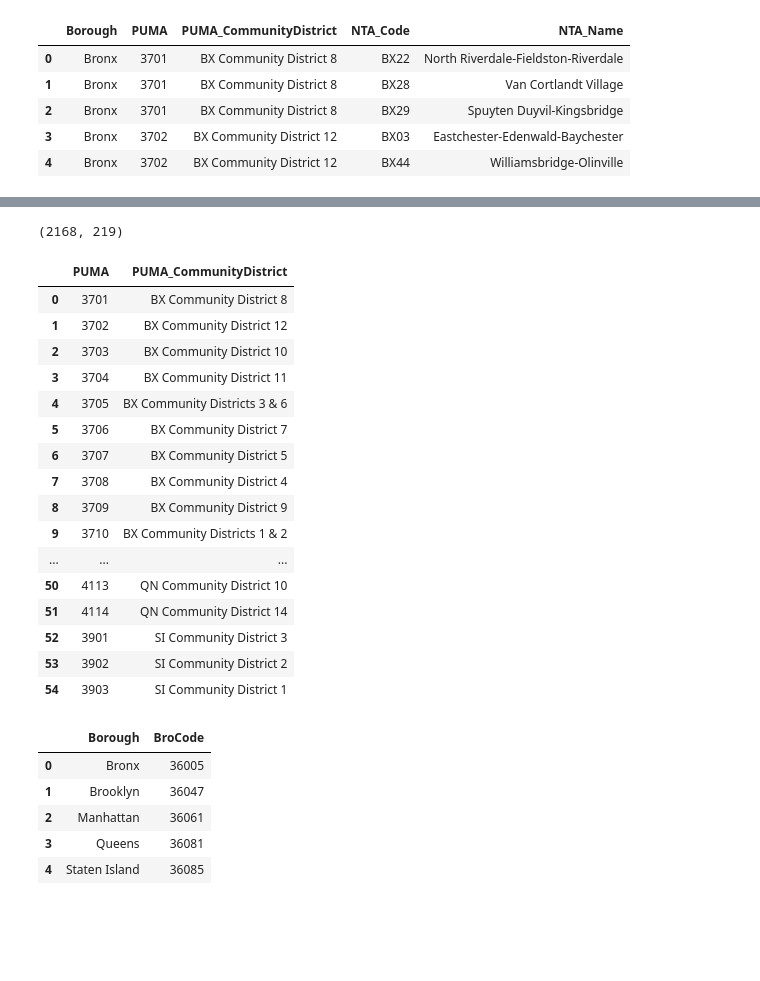
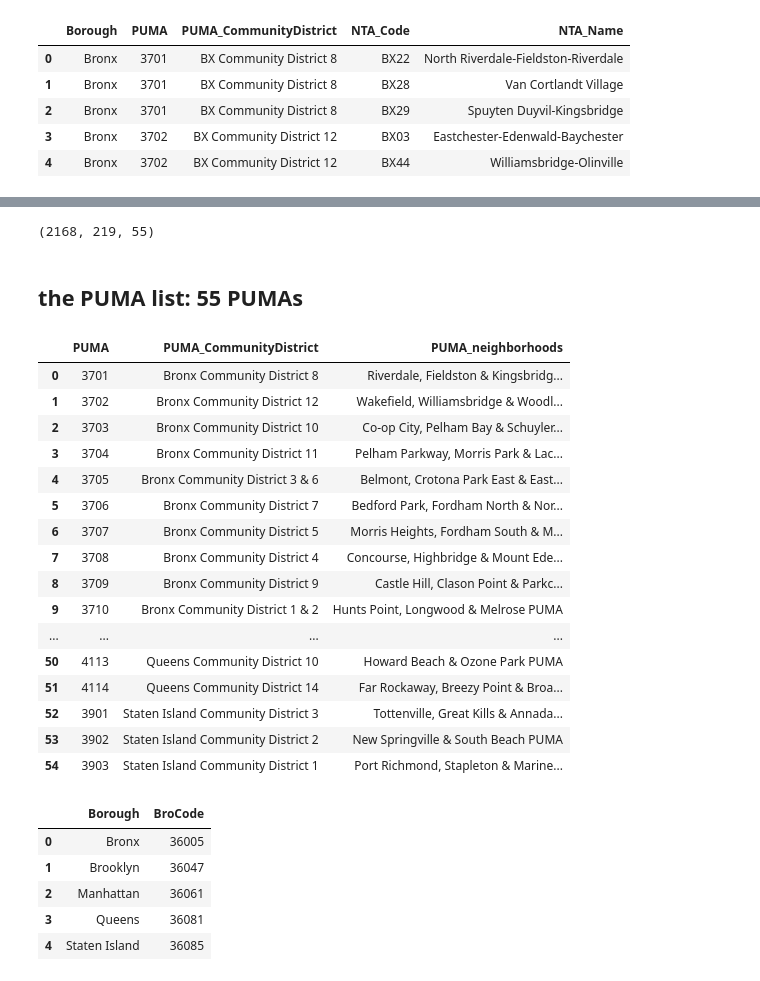
Before and after one commit to picniclin/NYC_yl5240, a Jupyter notebook: NYC_housing_and_income.ipynb, the cells around one changed output, grey strips where cells are left out. Saved outputs shown, nothing was run; the diff lists cells and outputs as text; code cells hidden in the pictures; blank space fills up the shorter version.

```diff
--- a/NYC_housing_and_income.ipynb
+++ b/NYC_housing_and_income.ipynb
@@ -149,6 +164,7 @@ https://github.com/picniclin/NYC_yl5240
 # %%
 df_conv1 = pd.read_csv('/Users/apple/Desktop/NYC_yl5240/data/2010CensusTract_PUMA_NTA.csv')
 df_conv2 = pd.read_csv('/Users/apple/Desktop/NYC_yl5240/data/2010PUMA_NTA.csv')
+df_conv3 = pd.read_csv('/Users/apple/Desktop/NYC_yl5240/data/PUMA_neighborhoods.csv')
 # %%
 ## df_conv1 is the conversion table between census tract and PUMA/NTA
 df_conv1.head()
@@ -172,27 +198,49 @@ df_conv2.head()
 # %%
-len(df_conv1), len(df_conv2)
+len(df_conv1), len(df_conv2), len(df_conv3)
 # %% [output]
-(2168, 219)
+(2168, 219, 55)
+# %%
+def abb_rep(x):
+    if x.startswith('BX'):
+        x = x.replace('BX','Bronx')
+    if x.startswith('BK'):
+        x = x.replace('BK','Brooklyn')
+    if x.startswith('MN'):
+        x = x.replace('MN','Manhattan')
+    if x.startswith('QN'):
+        x = x.replace('QN','Queens')
+    if x.startswith('SI'):
+        x = x.replace('SI','Staten Island')
+    return x
+
+df_conv2.PUMA_CommunityDistrict = df_conv2.PUMA_CommunityDistrict.apply(lambda x:abb_rep(x))
+# %%
+df_conv2_ = df_conv2.iloc[:,1:3].drop_duplicates().reset_index(drop = True)
+df_conv2_.PUMA_CommunityDistrict = df_conv2_.PUMA_CommunityDistrict.\
+                str.replace('Community Districts', 'Community District')
+# %% [markdown]
+## the PUMA list: 55 PUMAs
 # %%
-## In df_conv2, we could extract the PUMA list, including PUMA code and PUMA_CommunityDistrict
-df_PUMA = df_conv2.iloc[:,1:3].drop_duplicates().reset_index(drop = True)
+## In df_conv2_, we could extract the PUMA list, including PUMA code and PUMA_CommunityDistrict
+## and combine it with df_conve
+df_PUMA = df_conv2_.merge(df_conv3, on = 'PUMA_CommunityDistrict')
 df_PUMA
 # %% [output]
-|  | PUMA | PUMA_CommunityDistrict |
-| 0 | 3701 | BX Community District 8 |
-| 1 | 3702 | BX Community District 12 |
-| 2 | 3703 | BX Community District 10 |
-| 3 | 3704 | BX Community District 11 |
-| 4 | 3705 | BX Community Districts 3 & 6 |
-| 5 | 3706 | BX Community District 7 |
-| 6 | 3707 | BX Community District 5 |
-| 7 | 3708 | BX Community District 4 |
-| 8 | 3709 | BX Community District 9 |
-| 9 | 3710 | BX Community Districts 1 & 2 |
-| ... | ... | ... |
-| 50 | 4113 | QN Community District 10 |
-| 51 | 4114 | QN Community District 14 |
-| 52 | 3901 | SI Community District 3 |
-| 53 | 3902 | SI Community District 2 |
-| 54 | 3903 | SI Community District 1 |
+|  | PUMA | PUMA_CommunityDistrict | PUMA_neighborhoods |
+| 0 | 3701 | Bronx Community District 8 | Riverdale, Fieldston & Kingsbridg... |
+| 1 | 3702 | Bronx Community District 12 | Wakefield, Williamsbridge & Woodl... |
+| 2 | 3703 | Bronx Community District 10 | Co-op City, Pelham Bay & Schuyler... |
+| 3 | 3704 | Bronx Community District 11 | Pelham Parkway, Morris Park & Lac... |
+| 4 | 3705 | Bronx Community District 3 & 6 | Belmont, Crotona Park East & East... |
+| 5 | 3706 | Bronx Community District 7 | Bedford Park, Fordham North & Nor... |
+| 6 | 3707 | Bronx Community District 5 | Morris Heights, Fordham South & M... |
+| 7 | 3708 | Bronx Community District 4 | Concourse, Highbridge & Mount Ede... |
+| 8 | 3709 | Bronx Community District 9 | Castle Hill, Clason Point & Parkc... |
+| 9 | 3710 | Bronx Community District 1 & 2 | Hunts Point, Longwood & Melrose PUMA |
+| ... | ... | ... | ... |
+| 50 | 4113 | Queens Community District 10 | Howard Beach & Ozone Park PUMA |
+| 51 | 4114 | Queens Community District 14 | Far Rockaway, Breezy Point & Broa... |
+| 52 | 3901 | Staten Island Community District 3 | Tottenville, Great Kills & Annada... |
+| 53 | 3902 | Staten Island Community District 2 | New Springville & South Beach PUMA |
+| 54 | 3903 | Staten Island Community District 1 | Port Richmond, Stapleton & Marine... |
 # %%
```
Also changed, not shown: parts of 123 cells of this notebook.
